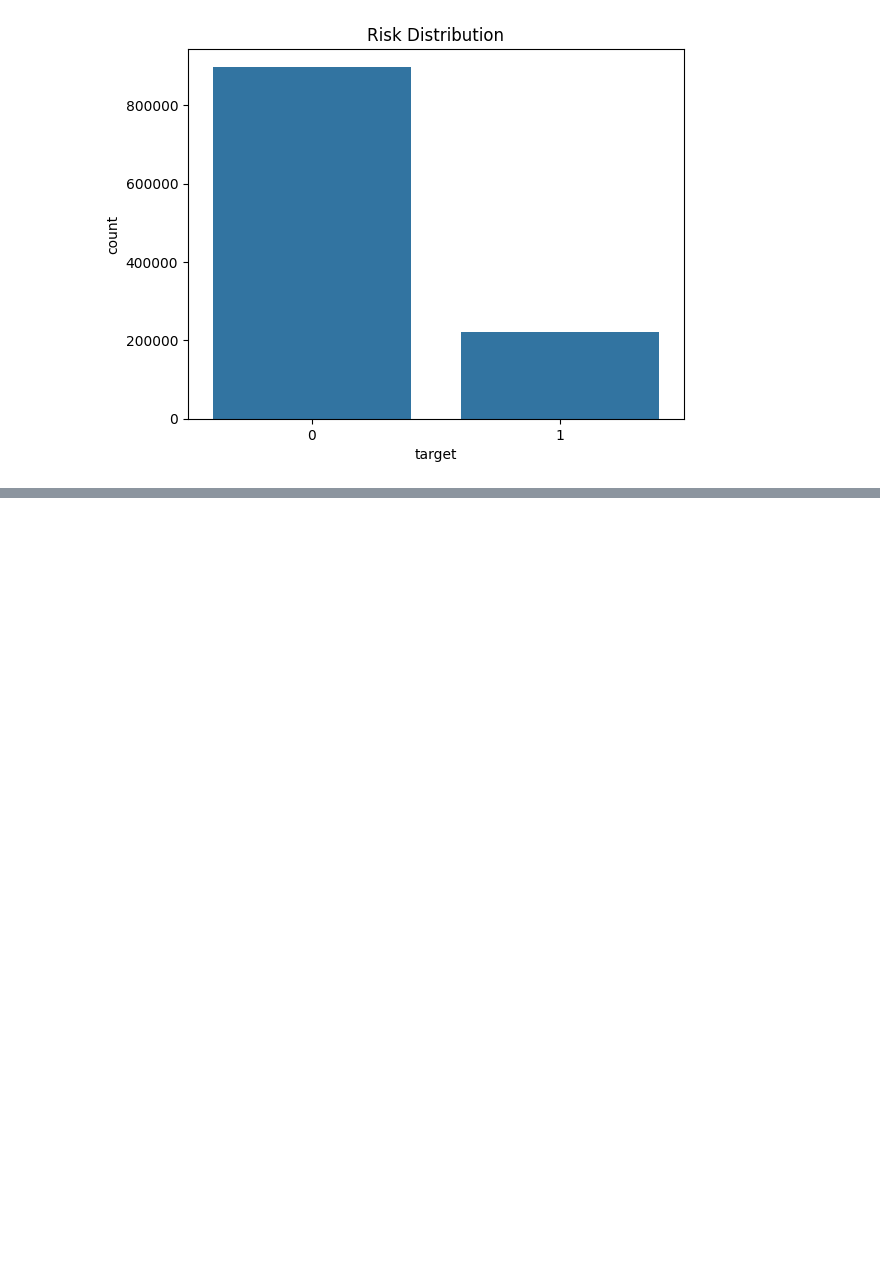
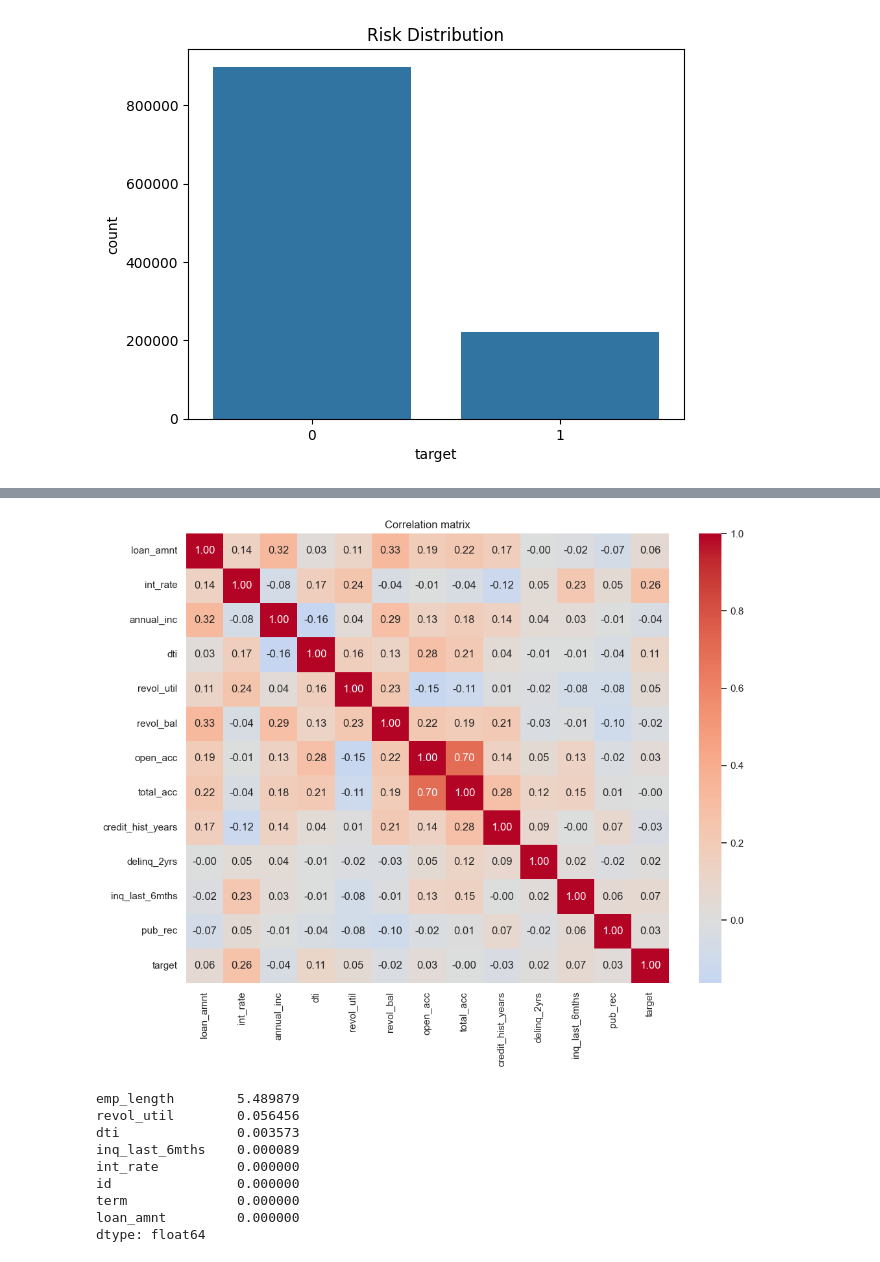
Before and after one commit to JeevikaH22/credit-risk-system, a Jupyter notebook: notebooks/EDA_base_cleaning.ipynb, the cells around one changed output, grey strips where cells are left out. Drawn from its saved outputs; the diff is of its cells as text; code cells hidden in the pictures; blank space fills up the shorter version.

```diff
--- a/notebooks/EDA_base_cleaning.ipynb
+++ b/notebooks/EDA_base_cleaning.ipynb
@@ -164,0 +196,20 @@ plt.show()
+# %%
+sns.set_theme(style="white",font_scale=1)
+plt.figure(figsize=(12, 9))
+sns.heatmap(train[num_cols + ["target"]].corr(), annot=True, fmt=".2f",
+            cmap="coolwarm", center=0)
+plt.title("Correlation matrix")
+plt.show()
+
+(train.isnull().mean() * 100).sort_values(ascending=False).head(8)
+# %% [output]
+[figure, added]
+emp_length        5.489879
+revol_util        0.056456
+dti               0.003573
+inq_last_6mths    0.000089
+int_rate          0.000000
+id                0.000000
+term              0.000000
+loan_amnt         0.000000
+dtype: float64
```
Also changed, not shown: parts of 10 cells of this notebook.
